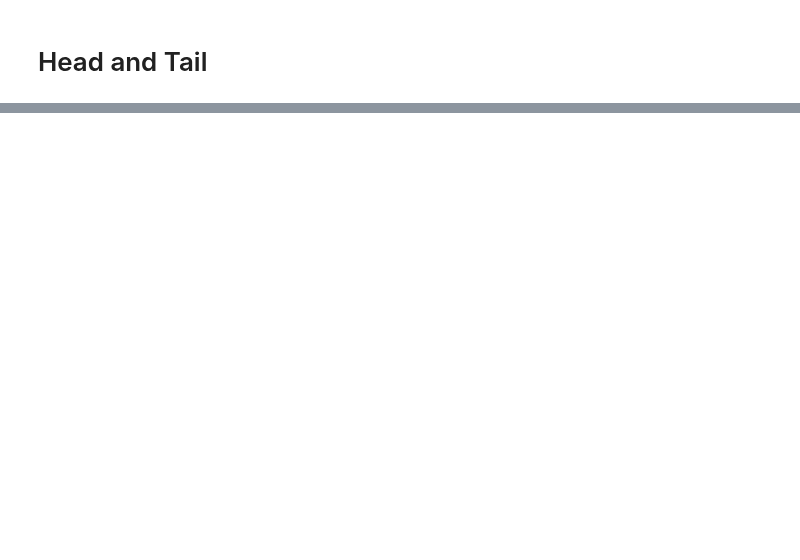
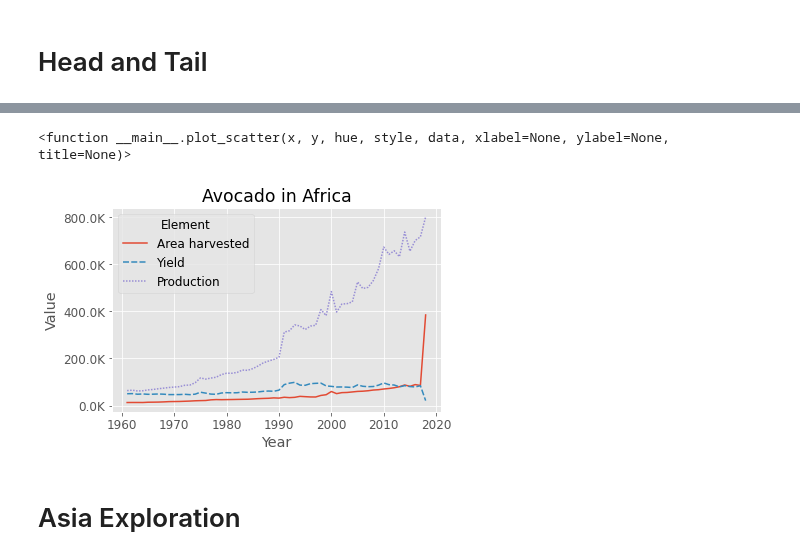
Before and after one commit to eldrigeampong/Data-Science, a Jupyter notebook: UN/FAOSTAT/proj1.ipynb, the cells around one changed output, grey strips where cells are left out. Drawn from its saved outputs; the diff is of its cells as text; code cells hidden in the pictures; blank space fills up the shorter version.

```diff
--- a/UN/FAOSTAT/proj1.ipynb
+++ b/UN/FAOSTAT/proj1.ipynb
@@ -504,0 +100,4 @@ cnt_area_grp.get_group('Tonga')
+# %%
+df.rename(columns={'Country or Area': 'Country_or_Area'}, inplace=True)
+
+df.head()
@@ -504,0 +111,4 @@ cnt_area_grp.get_group('Tonga')
+# %%
+df1 = df[['Country_or_Area', 'Element', 'Year', 'Unit', 'Value']]
+
+df1
@@ -504,0 +211,3 @@ cnt_area_grp.get_group('Tonga')
+# %%
+country_area_grouped = df1.groupby('Country_or_Area')
+country_area_grouped.head()
@@ -504,0 +230,3 @@ cnt_area_grp.get_group('Tonga')
+# %%
+africa_df = country_area_grouped.get_group('Africa')
+africa_df
@@ -504,0 +247,38 @@ cnt_area_grp.get_group('Tonga')
+# %%
+# helper function for formatting plot y-axis
+from matplotlib.ticker import FuncFormatter
+
+def thousand(x, pos):
+    'The two args are the value and tick position'
+    return '%1.1fK' % (x * 1e-3)
+
+formatter = FuncFormatter(thousand)
+
+
+def plot_scatter(x, y, hue, style, data, xlabel=None, ylabel=None, title=None):
+
+    # create matplotlib figure
+    fig, ax = plt.subplots()
+
+    # make a line lineplot
+    sns.lineplot(
+        x=x, y=y,
+        hue=hue, style=style,
+        data=data)
+
+    # label axis
+    ax.set(xlabel=xlabel, ylabel=ylabel, title=title)
+
+    # format yaxis
+    ax.yaxis.set_major_formatter(formatter)
+
+    return plot_scatter
+
+plot_scatter(x='Year', y='Value', hue='Element', style='Element', data=africa_df,
+             xlabel='Year', ylabel='Value',
+             title='Avocado in Africa')
+# %% [output]
+<function __main__.plot_scatter(x, y, hue, style, data, xlabel=None, ylabel=None, title=None)>
+[figure, added]
+# %% [markdown]
+# Asia Exploration
```
Also changed, not shown: parts of 63 cells of this notebook, 3 other files.
